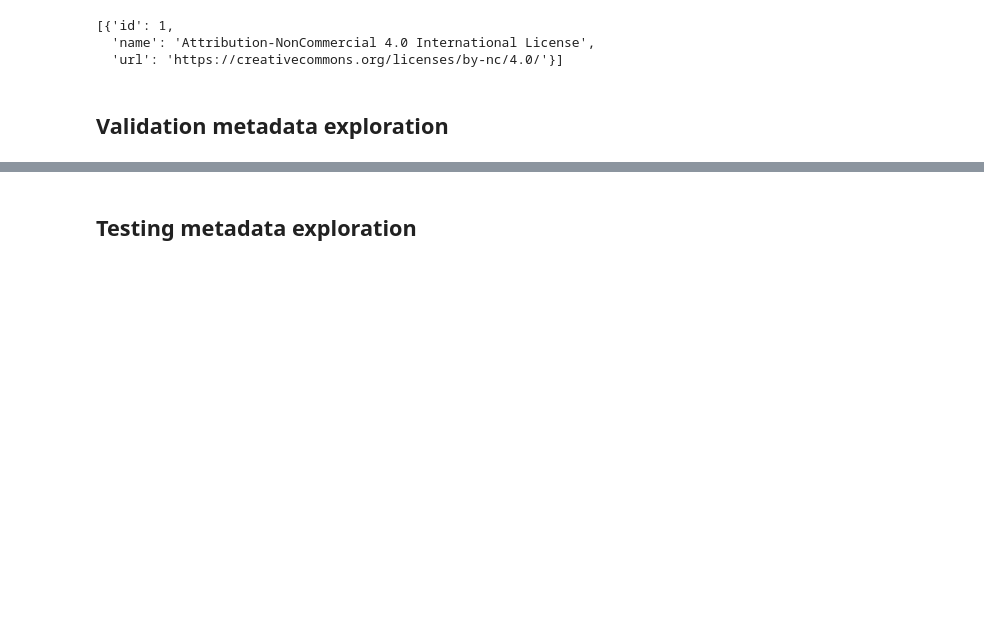
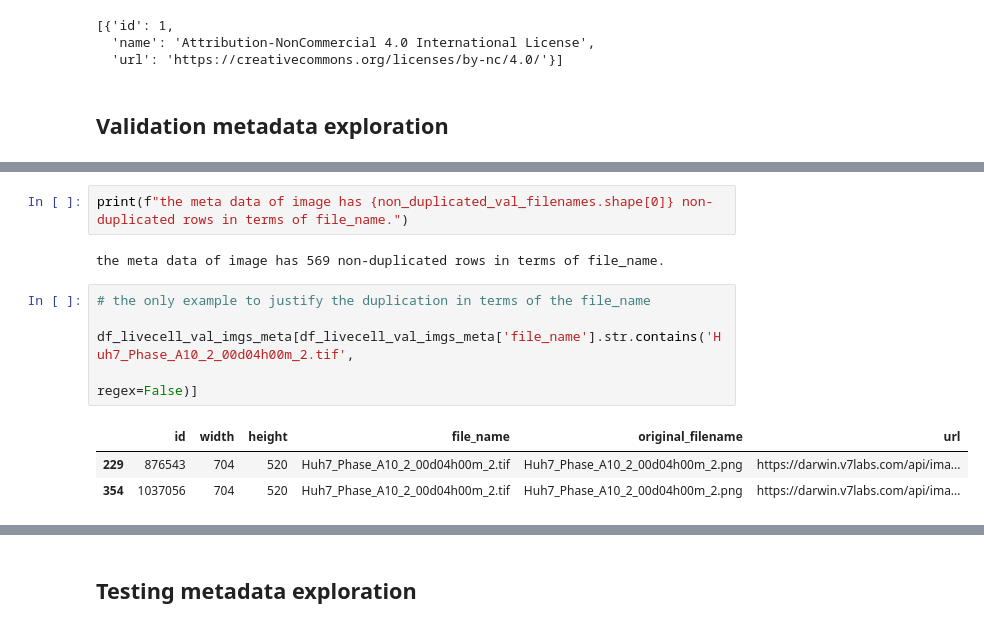
Before and after one commit to lenardxu/rkx_cell_is, a Jupyter notebook: analytics/data_exploration_LIVECell.ipynb, the cells around one changed output, grey strips where cells are left out. Cells and saved outputs as stored; diff of their text form; blank space fills up the shorter version.

```diff
--- a/analytics/data_exploration_LIVECell.ipynb
+++ b/analytics/data_exploration_LIVECell.ipynb
@@ -257,0 +355,13 @@ train_data['licenses']
+# %%
+print(f"the meta data of image has {non_duplicated_val_filenames.shape[0]} non-duplicated rows in terms of file_name.")
+# %% [output]
+the meta data of image has 569 non-duplicated rows in terms of file_name.
+# %%
+# the only example to justify the duplication in terms of the file_name
+
+df_livecell_val_imgs_meta[df_livecell_val_imgs_meta['file_name'].str.contains('Huh7_Phase_A10_2_00d04h00m_2.tif',
+                                                                                  regex=False)]
+# %% [output]
+|  | id | width | height | file_name | original_filename | url |
+| 229 | 876543 | 704 | 520 | Huh7_Phase_A10_2_00d04h00m_2.tif | Huh7_Phase_A10_2_00d04h00m_2.png | https://darwin.v7labs.com/api/ima... |
+| 354 | 1037056 | 704 | 520 | Huh7_Phase_A10_2_00d04h00m_2.tif | Huh7_Phase_A10_2_00d04h00m_2.png | https://darwin.v7labs.com/api/ima... |
```
Also changed, not shown: parts of 23 cells of this notebook, 1 other file.
